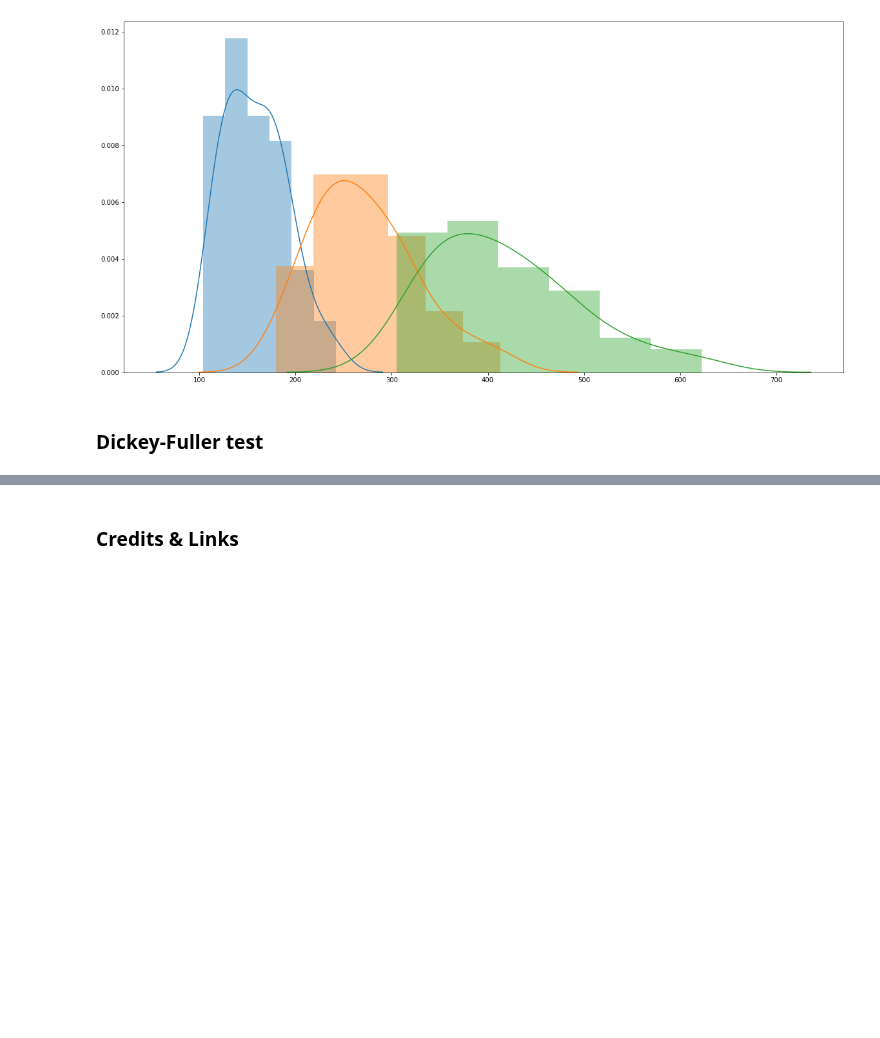
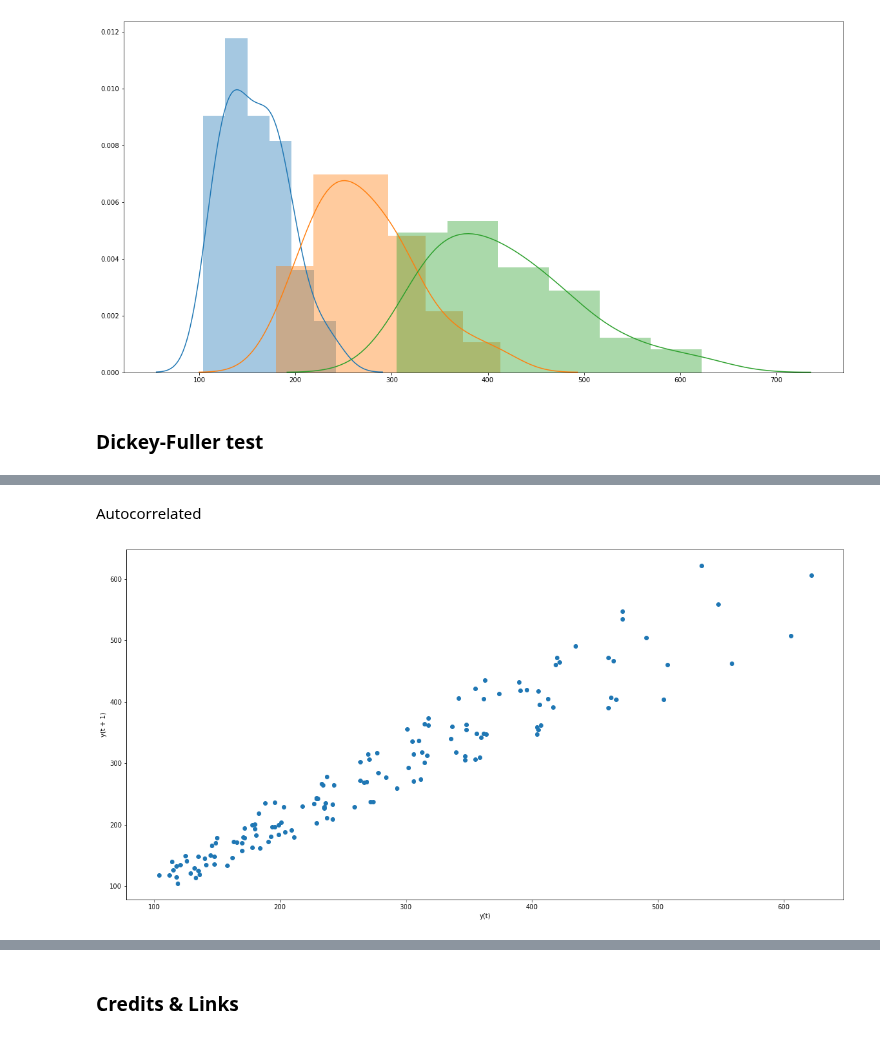
Before and after one commit to miltonluaces/ds_topics, a Jupyter notebook: 20_time_series_analysis/stationarity.ipynb, the cells around one changed output, grey strips where cells are left out. Cells and saved outputs as stored; diff of their text form; code cells hidden in the pictures; blank space fills up the shorter version.

```diff
--- a/20_time_series_analysis/stationarity.ipynb
+++ b/20_time_series_analysis/stationarity.ipynb
@@ -58,0 +67,6 @@ p-value:         5.243412990149865e-05
+# %% [markdown]
+Autocorrelated
+# %%
+pd.plotting.lag_plot(ap, lag=1);
+# %% [output]
+[figure, added]
```
Also changed, not shown: parts of 24 cells of this notebook.
